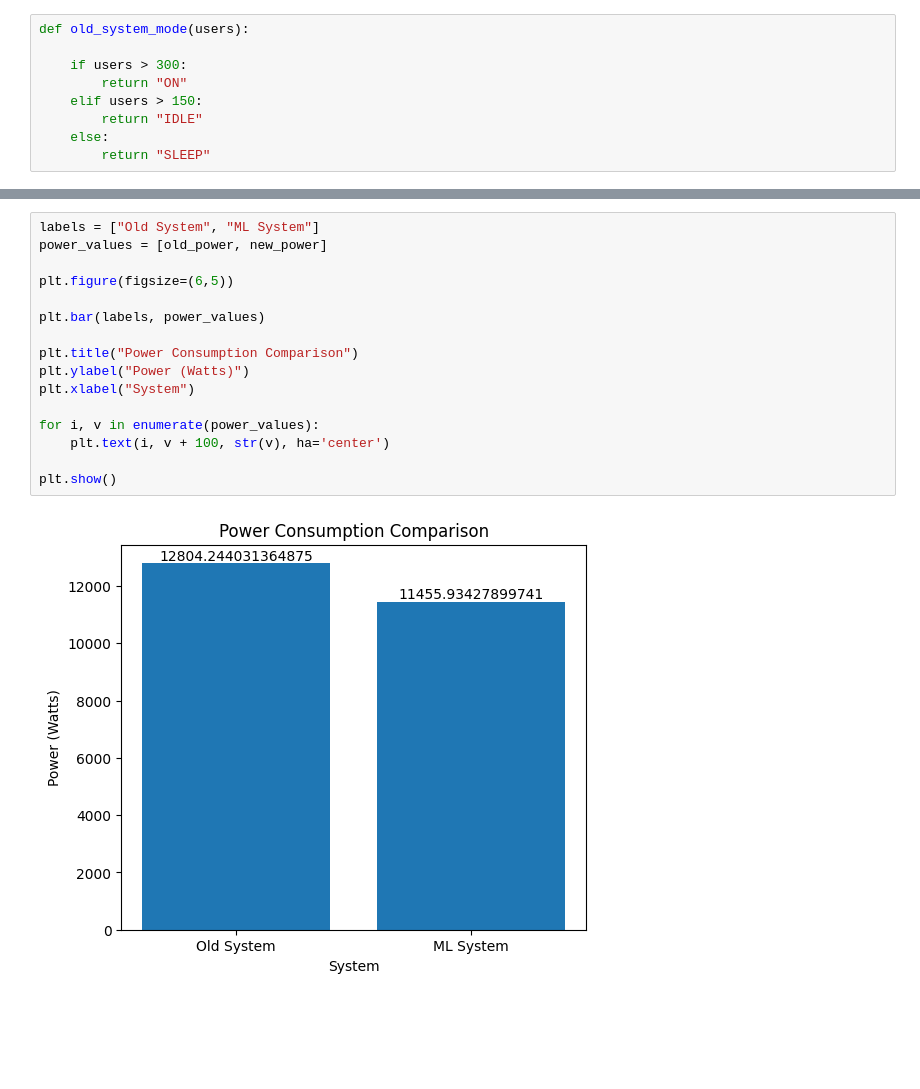
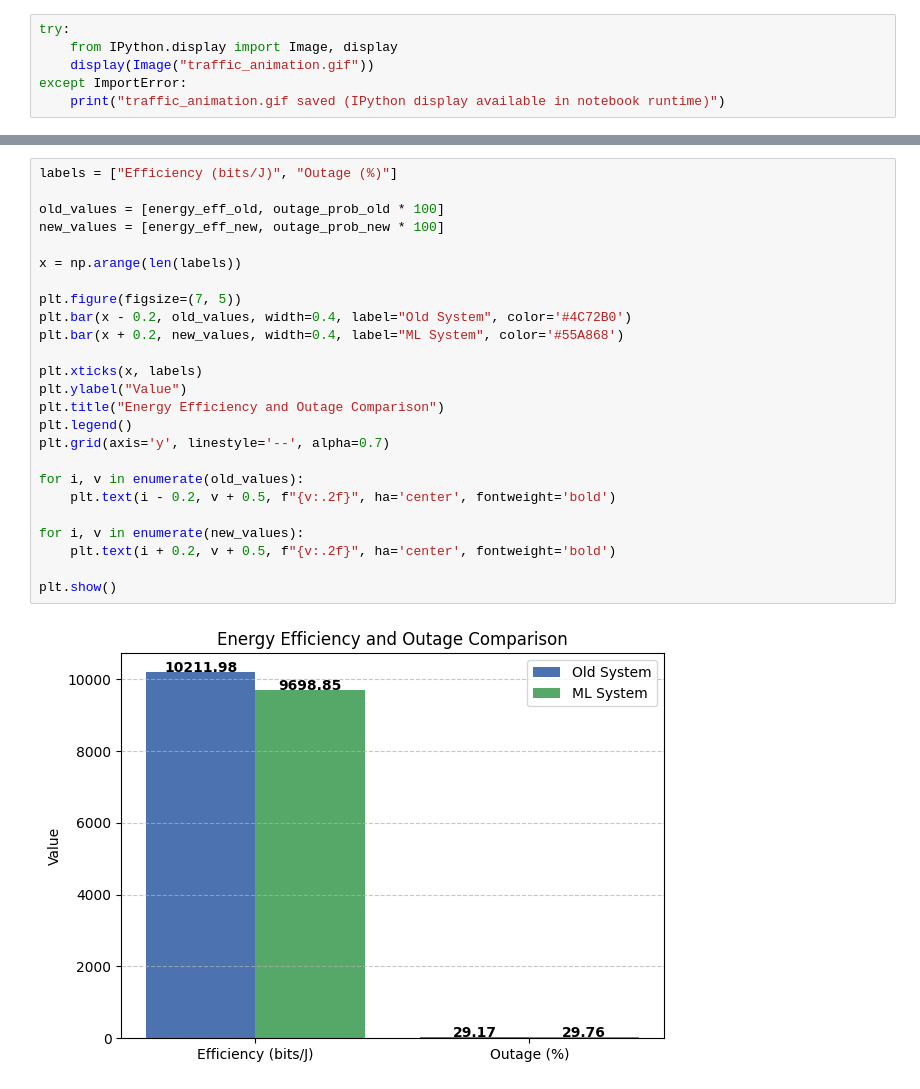
Before and after one commit to Subodh9999/5G-Traffic-Aware-Sleep-Mode-ML, a Jupyter notebook: Final_5G_EC_project.ipynb, the cells around one changed output, grey strips where cells are left out. Drawn from its saved outputs; the diff is of its cells as text; blank space fills up the shorter version.

```diff
--- a/Final_5G_EC_project.ipynb
+++ b/Final_5G_EC_project.ipynb
@@ -218,9 +266,6 @@ def cell_mode(predicted_users):
 # %%
-def old_system_mode(users):
-
-    if users > 300:
-        return "ON"
-    elif users > 150:
-        return "IDLE"
-    else:
-        return "SLEEP"
+try:
+    from IPython.display import Image, display
+    display(Image("traffic_animation.gif"))
+except ImportError:
+    print("traffic_animation.gif saved (IPython display available in notebook runtime)")
@@ -321,18 +399,27 @@ Outage Probability: 0.017857142857142856
 # %%
-labels = ["Old System", "ML System"]
-power_values = [old_power, new_power]
+labels = ["Efficiency (bits/J)", "Outage (%)"]
 
-plt.figure(figsize=(6,5))
+old_values = [energy_eff_old, outage_prob_old * 100]
+new_values = [energy_eff_new, outage_prob_new * 100]
 
-plt.bar(labels, power_values)
+x = np.arange(len(labels))
 
-plt.title("Power Consumption Comparison")
-plt.ylabel("Power (Watts)")
-plt.xlabel("System")
+plt.figure(figsize=(7, 5))
+plt.bar(x - 0.2, old_values, width=0.4, label="Old System", color='#4C72B0')
+plt.bar(x + 0.2, new_values, width=0.4, label="ML System", color='#55A868')
 
-for i, v in enumerate(power_values):
-    plt.text(i, v + 100, str(v), ha='center')
+plt.xticks(x, labels)
+plt.ylabel("Value")
+plt.title("Energy Efficiency and Outage Comparison")
+plt.legend()
+plt.grid(axis='y', linestyle='--', alpha=0.7)
+
+for i, v in enumerate(old_values):
+    plt.text(i - 0.2, v + 0.5, f"{v:.2f}", ha='center', fontweight='bold')
+
+for i, v in enumerate(new_values):
+    plt.text(i + 0.2, v + 0.5, f"{v:.2f}", ha='center', fontweight='bold')
 
 plt.show()
 # %% [output]
-[figure, old version]
+[figure, new version]
```
Also changed, not shown: parts of 16 cells of this notebook, 9 other files.
